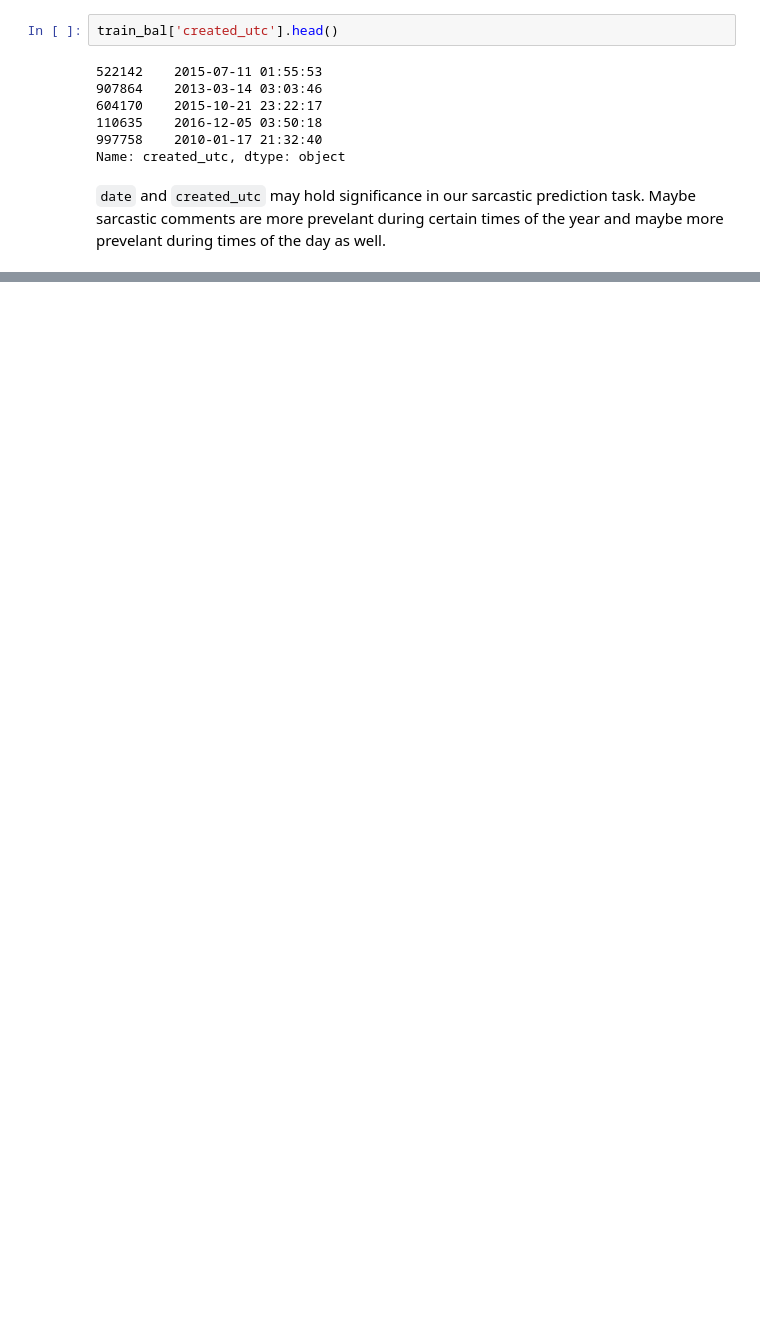
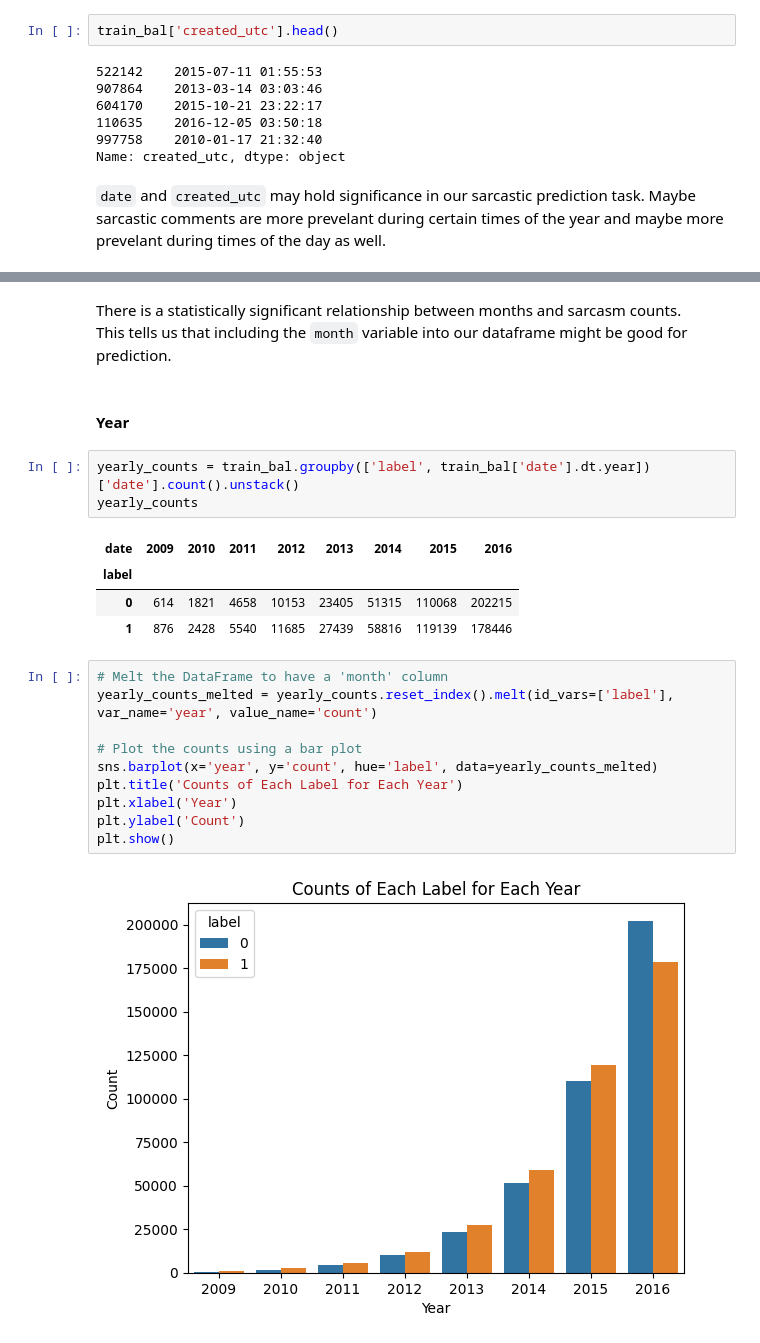
Before and after one commit to brianellis1997/Sarcasm_Detection, a Jupyter notebook: DS_440_Traditional_Models.ipynb, the cells around one changed output, grey strips where cells are left out. Cells and saved outputs as stored; diff of their text form; blank space fills up the shorter version.

Commit message:
More EDA into datetime variables

```diff
--- a/DS_440_Traditional_Models.ipynb
+++ b/DS_440_Traditional_Models.ipynb
@@ -642,0 +702,24 @@ Name: created_utc, dtype: object
+# %% [markdown]
+There is a statistically significant relationship between months and sarcasm counts. <br>This tells us that including the `month` variable into our dataframe might be good for prediction.
+# %% [markdown]
+#### Year
+# %%
+yearly_counts = train_bal.groupby(['label', train_bal['date'].dt.year])['date'].count().unstack()
+yearly_counts
+# %% [output]
+| date | 2009 | 2010 | 2011 | 2012 | 2013 | 2014 | 2015 | 2016 |
+| label |  |  |  |  |  |  |  |  |
+| 0 | 614 | 1821 | 4658 | 10153 | 23405 | 51315 | 110068 | 202215 |
+| 1 | 876 | 2428 | 5540 | 11685 | 27439 | 58816 | 119139 | 178446 |
+# %%
+# Melt the DataFrame to have a 'month' column
+yearly_counts_melted = yearly_counts.reset_index().melt(id_vars=['label'], var_name='year', value_name='count')
+
+# Plot the counts using a bar plot
+sns.barplot(x='year', y='count', hue='label', data=yearly_counts_melted)
+plt.title('Counts of Each Label for Each Year')
+plt.xlabel('Year')
+plt.ylabel('Count')
+plt.show()
+# %% [output]
+[figure, added]
```
Also changed, not shown: parts of 18 cells of this notebook.
